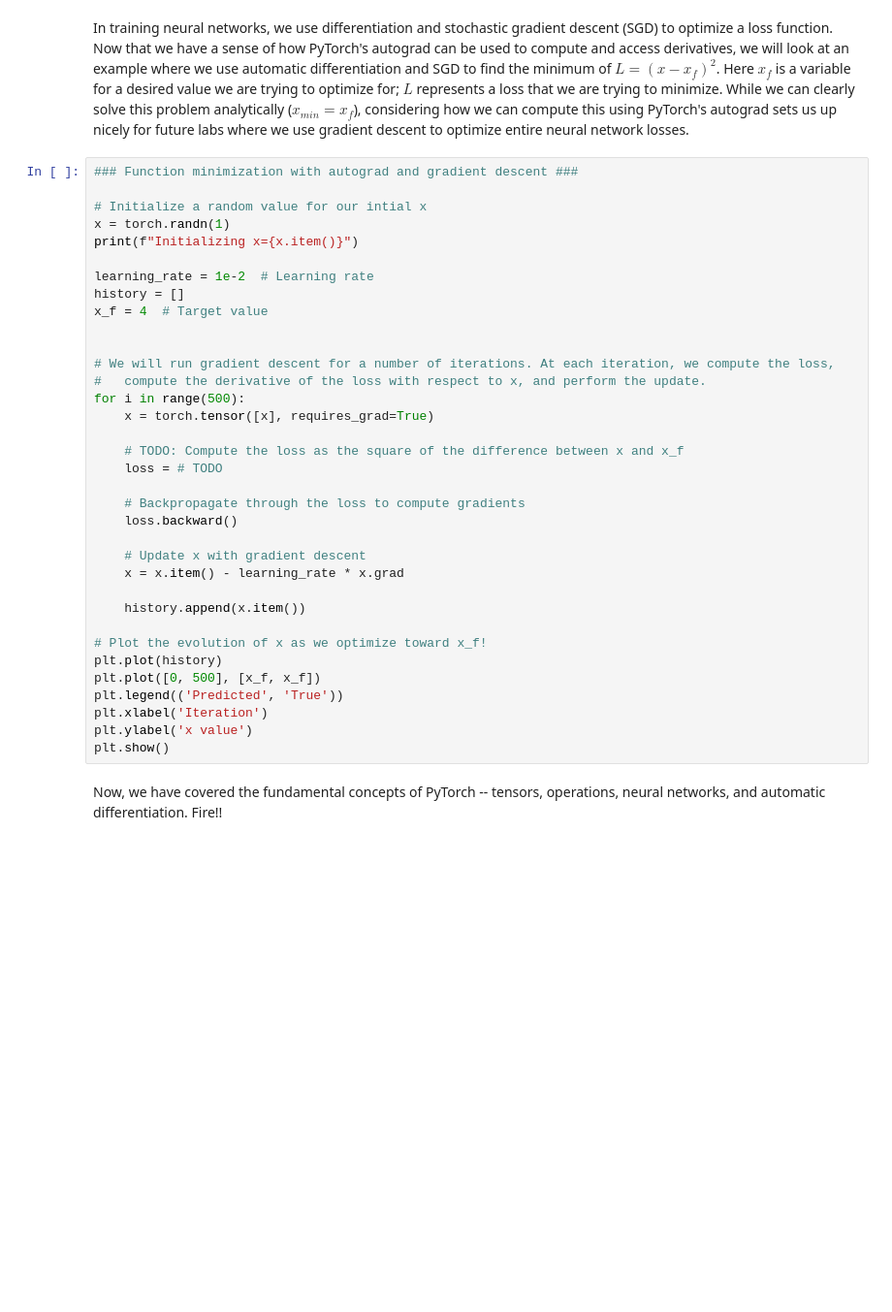
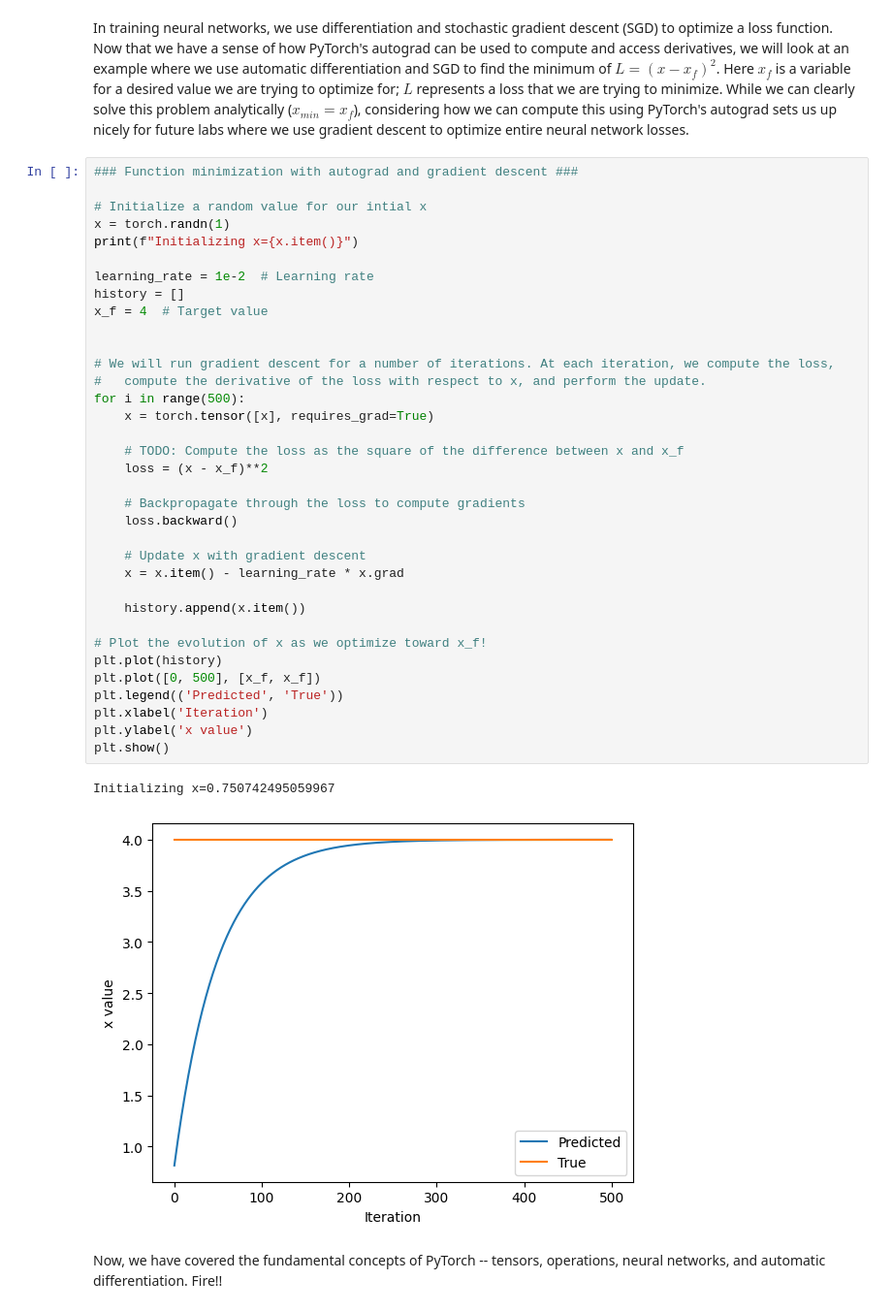
Before and after one commit to yhng2525/7714P-Project, a Jupyter notebook: L1/intro_pytorch.ipynb, the cells around one changed output. Shown: that part at 97% size. Drawn from its saved outputs; the diff is of its cells as text; blank space fills up the shorter version.

```diff
--- a/L1/intro_pytorch.ipynb
+++ b/L1/intro_pytorch.ipynb
@@ -314,33 +328,36 @@ In training neural networks, we use differentiation and stochastic gradient desc
 x = torch.randn(1)
 print(f"Initializing x={x.item()}")
 
 learning_rate = 1e-2  # Learning rate
 history = []
 x_f = 4  # Target value
 
 
 # We will run gradient descent for a number of iterations. At each iteration, we compute the loss,
 #   compute the derivative of the loss with respect to x, and perform the update.
 for i in range(500):
     x = torch.tensor([x], requires_grad=True)
 
     # TODO: Compute the loss as the square of the difference between x and x_f
-    loss = # TODO
+    loss = (x - x_f)**2
 
     # Backpropagate through the loss to compute gradients
     loss.backward()
 
     # Update x with gradient descent
     x = x.item() - learning_rate * x.grad
 
     history.append(x.item())
 
 # Plot the evolution of x as we optimize toward x_f!
 plt.plot(history)
 plt.plot([0, 500], [x_f, x_f])
 plt.legend(('Predicted', 'True'))
 plt.xlabel('Iteration')
 plt.ylabel('x value')
 plt.show()
+# %% [output]
+Initializing x=0.750742495059967
+[figure, added]
 # %% [markdown]
 Now, we have covered the fundamental concepts of PyTorch -- tensors, operations, neural networks, and automatic differentiation. Fire!!
```
Also changed, not shown: parts of 5 cells of this notebook.
